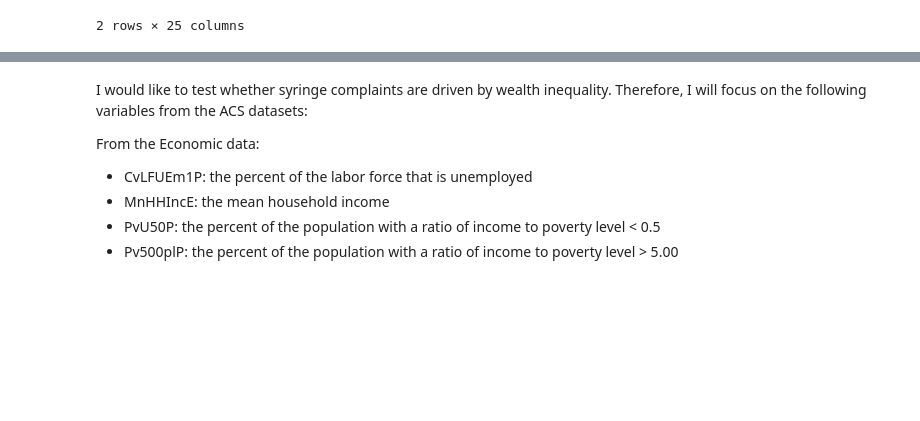
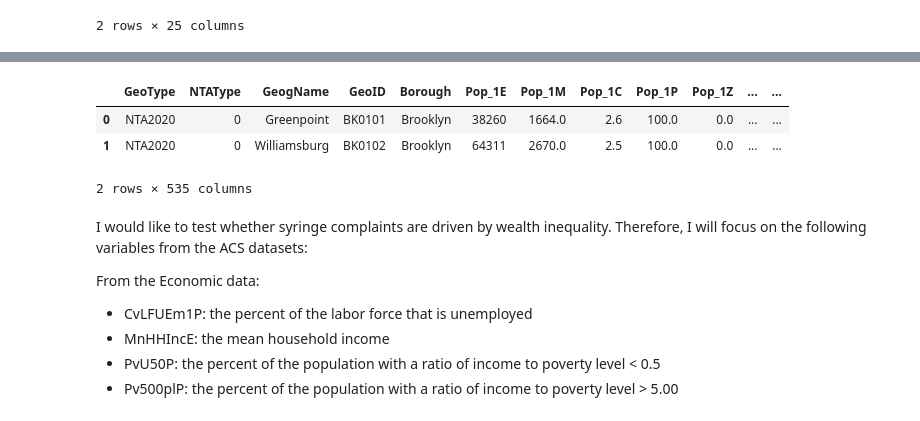
Before and after one commit to abretti/em212-applied-data-science, a Jupyter notebook: Machine_Learning_Model.ipynb, the cells around one changed output, grey strips where cells are left out. Cells and saved outputs as stored; diff of their text form; code cells hidden in the pictures; blank space fills up the shorter version.

```diff
--- a/Machine_Learning_Model.ipynb
+++ b/Machine_Learning_Model.ipynb
@@ -215,3 +249,12 @@ Archive:  acs.zip
    creating: 5-yr ACS 2022/NYC-Borough/
   inflating: 5-yr ACS 2022/NYC-Borough/dcp-lang-spk-at-home-nyc-boro_2022acs5yr-PUMS.xlsx
   inflating: 5-yr ACS 2022/NYC-Borough/dcp-top-LEP-lang-spk-at-home-nyc-boro_2022acs5yr-PUMS.xlsx
+# %%
+# Load the ACS demographic data for NTAs
+acs_demographic = pd.read_excel('/content/5-yr ACS 2022/Neighborhood-NTA/Demographic/Dem_1822_NTA.xlsx')
+acs_demographic.head(2)
+# %% [output]
+|  | GeoType | NTAType | GeogName | GeoID | Borough | Pop_1E | Pop_1M | Pop_1C | Pop_1P | Pop_1Z | ... | ... |
+| 0 | NTA2020 | 0 | Greenpoint | BK0101 | Brooklyn | 38260 | 1664.0 | 2.6 | 100.0 | 0.0 | ... | ... |
+| 1 | NTA2020 | 0 | Williamsburg | BK0102 | Brooklyn | 64311 | 2670.0 | 2.5 | 100.0 | 0.0 | ... | ... |
+2 rows × 535 columns
```
Also changed, not shown: parts of 29 cells of this notebook.
